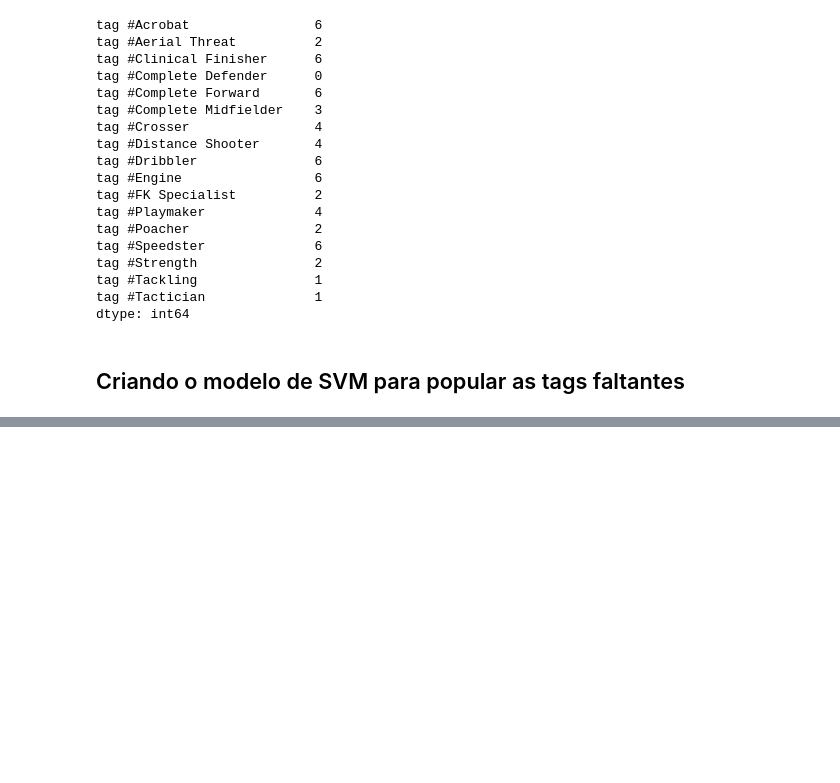
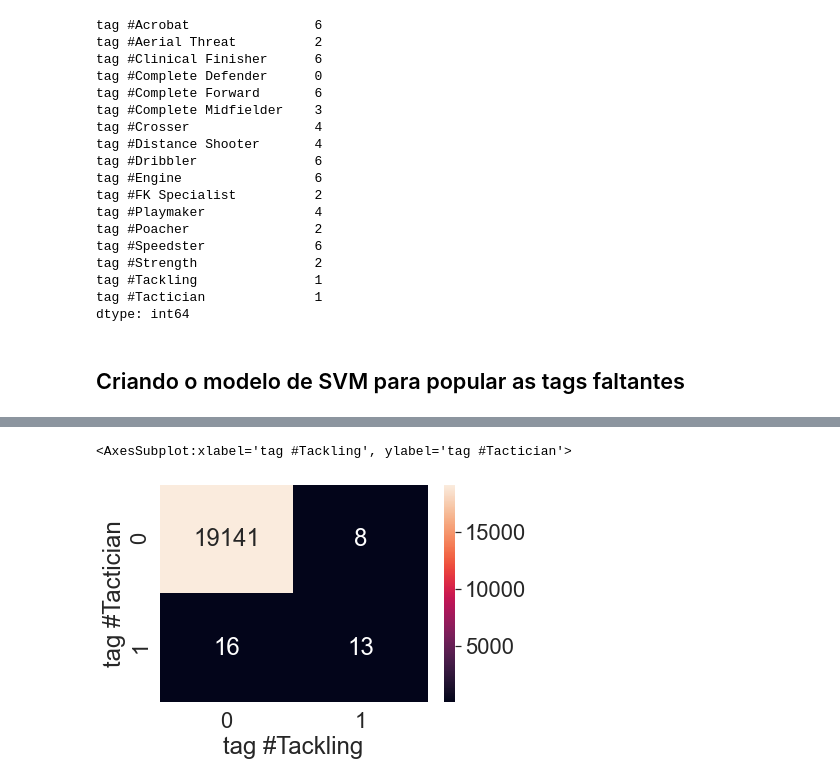
Before and after one commit to olucaslopes/fifa22-players-analysis, a Jupyter notebook: Classification Models.ipynb, the cells around one changed output, grey strips where cells are left out. Saved outputs shown, nothing was run; the diff lists cells and outputs as text; code cells hidden in the pictures; blank space fills up the shorter version.

```diff
--- a/Classification Models.ipynb
+++ b/Classification Models.ipynb
@@ -348,0 +370,6 @@ for tag in tags_to_predict:
+# %%
+x = pd.crosstab(features_df['tag #Tactician'], features_df['tag #Tackling'], rownames=['tag #Tactician'], colnames=['tag #Tackling'])
+sns.heatmap(x, annot=True, fmt='d')
+# %% [output]
+<AxesSubplot:xlabel='tag #Tackling', ylabel='tag #Tactician'>
+[figure, added]
```
Also changed, not shown: parts of 3 cells of this notebook.
